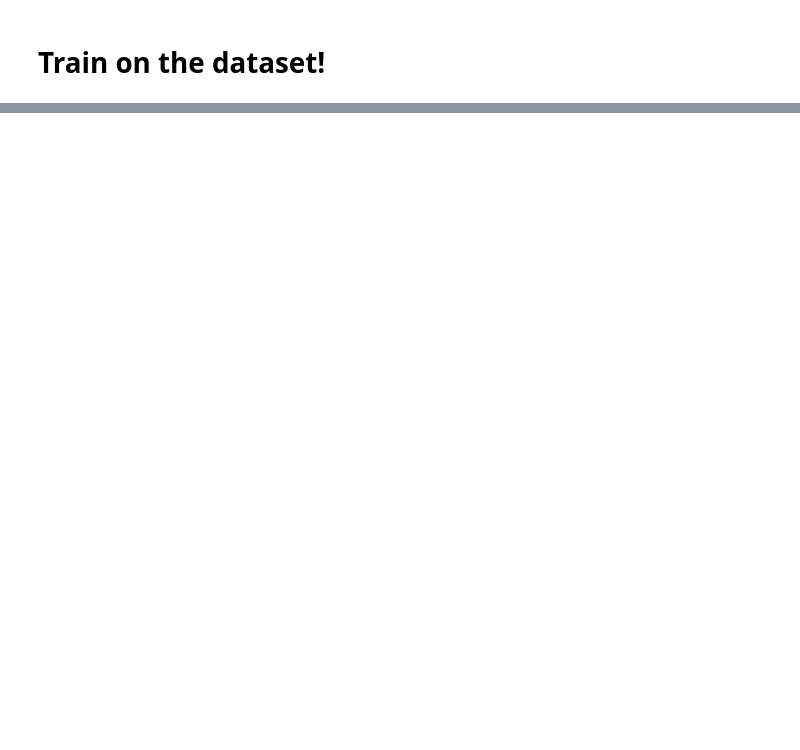
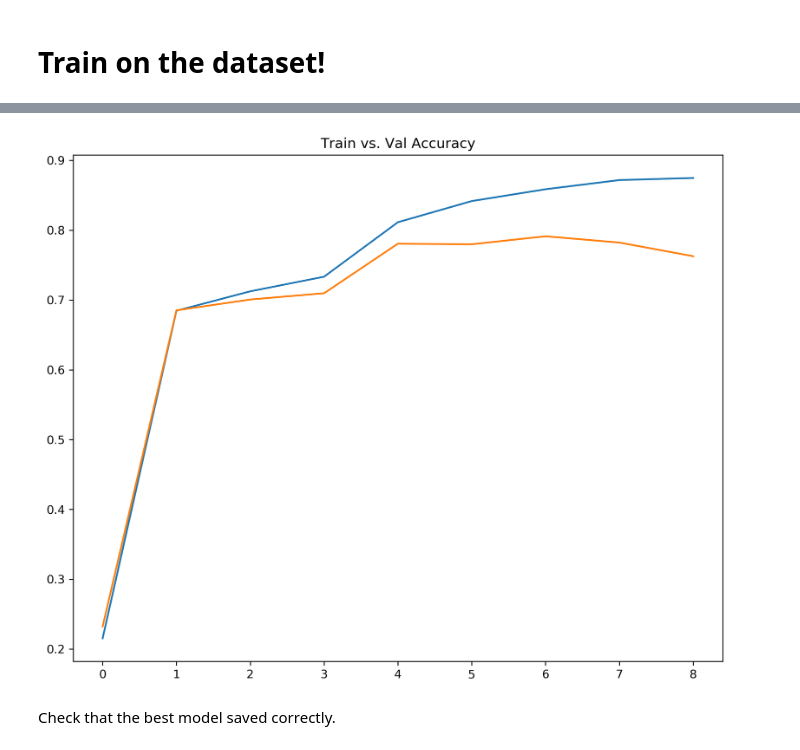
Before and after one commit to bbukaty/CoNBot, a Jupyter notebook: behavioralCloning.ipynb, the cells around one changed output, grey strips where cells are left out. Saved outputs shown, nothing was run; the diff lists cells and outputs as text; code cells hidden in the pictures; blank space fills up the shorter version.

```diff
--- a/behavioralCloning.ipynb
+++ b/behavioralCloning.ipynb
@@ -280,8 +286,14 @@ plt.show()
 # %%
+plt.figure(dpi=300)
 plt.plot(train_accuracy)
 plt.plot(val_accuracy)
 plt.title("Train vs. Val Accuracy")
+plt.savefig('demos/BestResnetAccuracy2.png')
 plt.show()
+# %% [output]
+[figure, added]
+# %% [markdown]
+Check that the best model saved correctly.
 # %%
 model.load_state_dict(torch.load(modelFile))
 # %%
```
Also changed, not shown: parts of 11 cells of this notebook, 7 other files.
